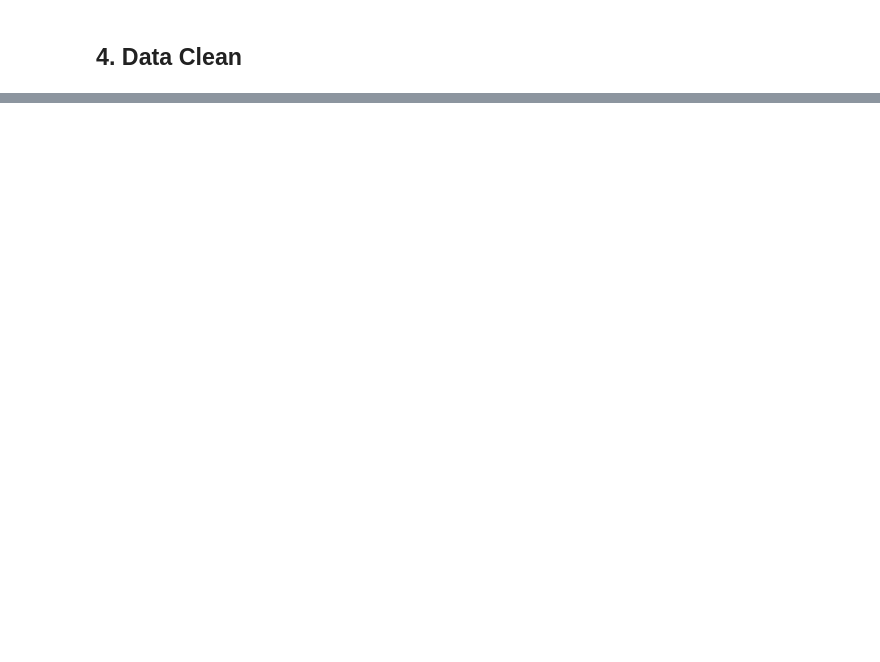
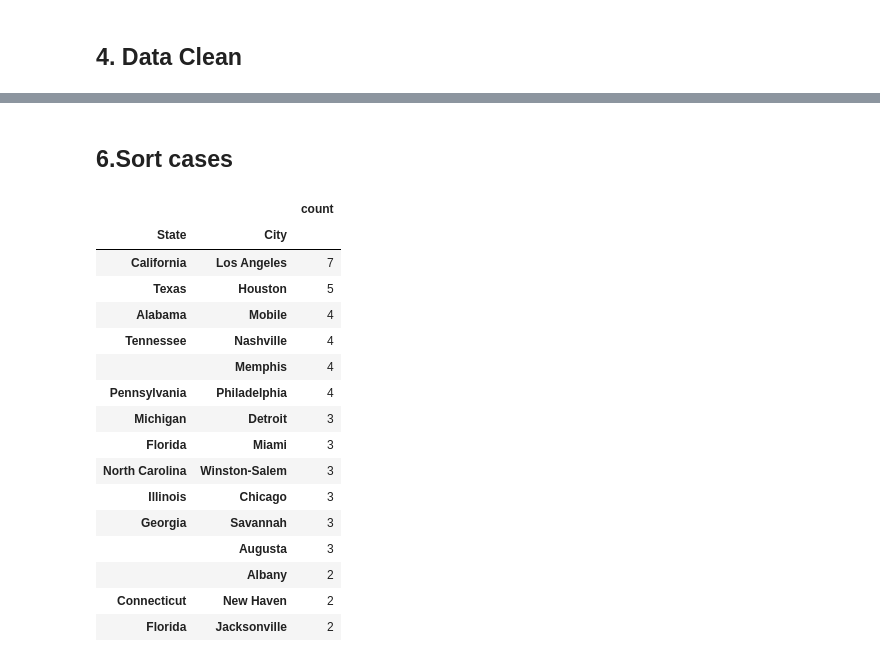
Before and after one commit to scleeza/wiki_k12_shooting, a Jupyter notebook: schol_shooting_wiki.ipynb, the cells around one changed output, grey strips where cells are left out. Saved outputs shown, nothing was run; the diff lists cells and outputs as text; code cells hidden in the pictures; blank space fills up the shorter version.

```diff
--- a/schol_shooting_wiki.ipynb
+++ b/schol_shooting_wiki.ipynb
@@ -131,6 +145,8 @@ df['Date'] = pd.to_datetime(df.Date)
 # %%
 df['Casualty'] =df['Deaths'].astype(int)+df['Injuries'].astype(int)
 df['Year'] = df.Date.apply(lambda x:x.year)
+# %%
+df = df[df['Year']>=2010].reset_index(drop=True)
 # %%
 import altair as alt
 from vega_datasets import data
@@ -203,3 +219,25 @@ death_specific =alt.Chart(df[df['State'].isin([' Texas',' Oregon'])]).mark_bar(o
 (background+deaths)|(casualty+deaths_count)
 # %% [output]
 [interactive output not drawn]
+# %% [markdown]
+## 6.Sort cases
+# %%
+df.groupby(['State','City']).City.agg(['count']).sort_values(by='count',ascending=False).head(15)
+# %% [output]
+|  |  | count |
+| State | City |  |
+| California | Los Angeles | 7 |
+| Texas | Houston | 5 |
+| Alabama | Mobile | 4 |
+| Tennessee | Nashville | 4 |
+|  | Memphis | 4 |
+| Pennsylvania | Philadelphia | 4 |
+| Michigan | Detroit | 3 |
+| Florida | Miami | 3 |
+| North Carolina | Winston-Salem | 3 |
+| Illinois | Chicago | 3 |
+| Georgia | Savannah | 3 |
+|  | Augusta | 3 |
+|  | Albany | 2 |
+| Connecticut | New Haven | 2 |
+| Florida | Jacksonville | 2 |
```
Also changed, not shown: parts of 21 cells of this notebook.
